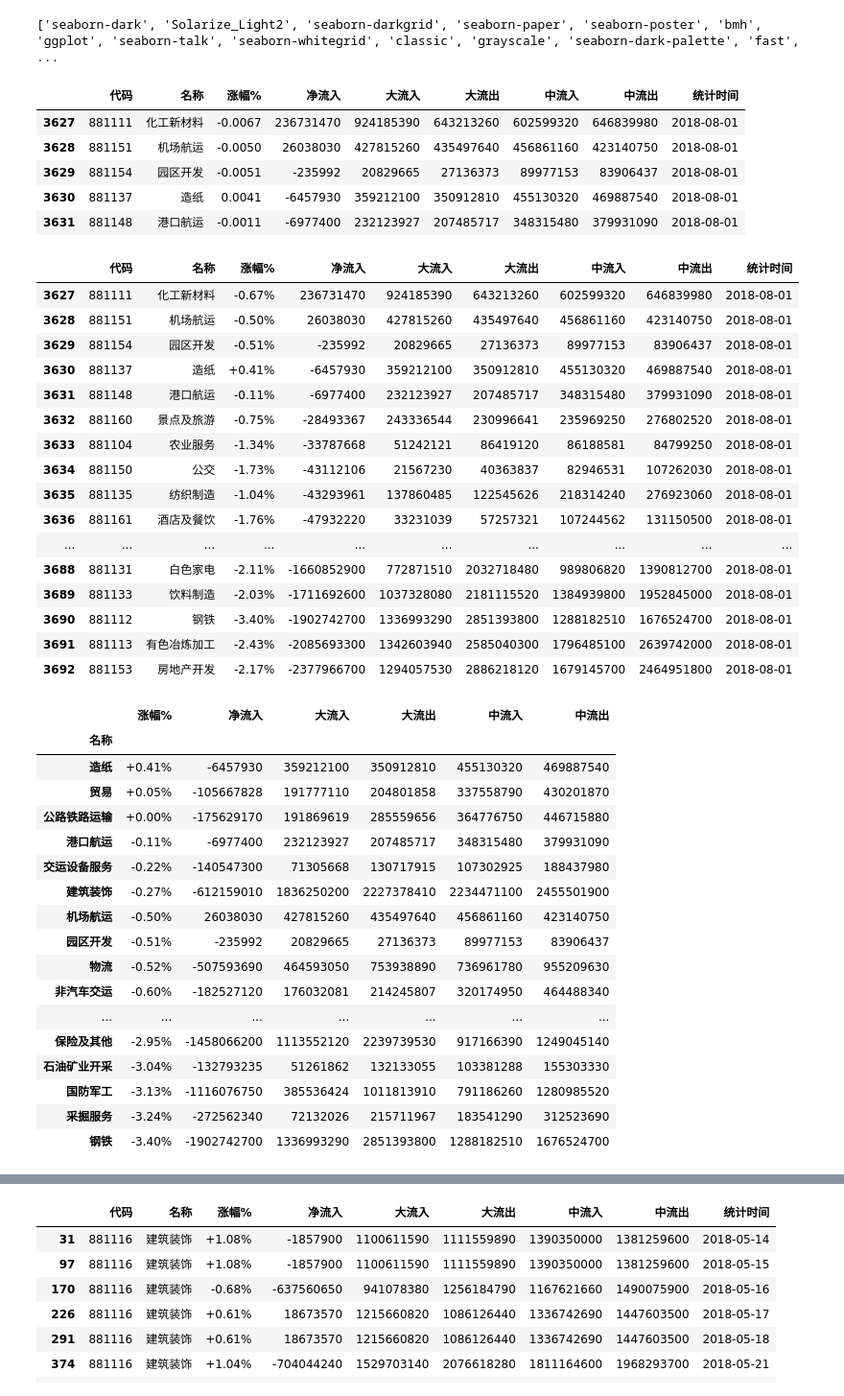
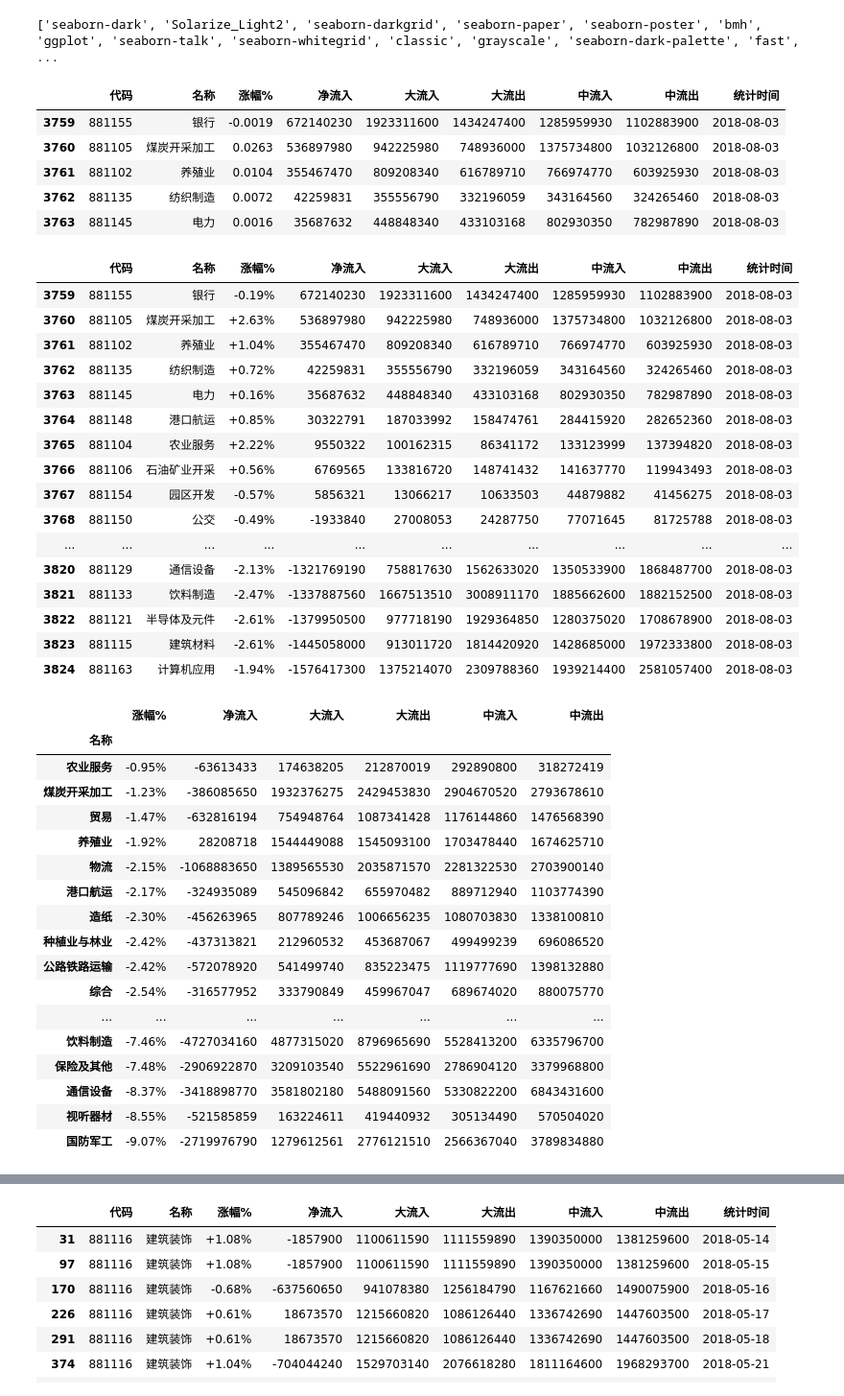
Before and after one commit to sunmd/DataAnlysisDemo, a Jupyter notebook: StockAnlysis.ipynb, the cells around one changed output, grey strips where cells are left out. Shown at 96% size. Drawn from its saved outputs; the diff is of its cells as text; code cells hidden in the pictures.

```diff
--- a/StockAnlysis.ipynb
+++ b/StockAnlysis.ipynb
@@ -212,39 +212,39 @@ def ycz():
 # %%
 file_date = '2018-08'
 
-to_day = '2018-08-01'
+to_day = '2018-08-03'
 
-df = save_one_day( file_date, columns_name, 1)
+df = save_one_day( file_date, columns_name, 3)
 
-df[df['统计时间']=='2018-08-01'].head()
+df[df['统计时间']=='2018-08-03'].head()
 # %% [output]
 |  | 代码 | 名称 | 涨幅% | 净流入 | 大流入 | 大流出 | 中流入 | 中流出 | 统计时间 |
-| 3627 | 881111 | 化工新材料 | -0.0067 | 236731470 | 924185390 | 643213260 | 602599320 | 646839980 | 2018-08-01 |
-| 3628 | 881151 | 机场航运 | -0.0050 | 26038030 | 427815260 | 435497640 | 456861160 | 423140750 | 2018-08-01 |
-| 3629 | 881154 | 园区开发 | -0.0051 | -235992 | 20829665 | 27136373 | 89977153 | 83906437 | 2018-08-01 |
-| 3630 | 881137 | 造纸 | 0.0041 | -6457930 | 359212100 | 350912810 | 455130320 | 469887540 | 2018-08-01 |
-| 3631 | 881148 | 港口航运 | -0.0011 | -6977400 | 232123927 | 207485717 | 348315480 | 379931090 | 2018-08-01 |
+| 3759 | 881155 | 银行 | -0.0019 | 672140230 | 1923311600 | 1434247400 | 1285959930 | 1102883900 | 2018-08-03 |
+| 3760 | 881105 | 煤炭开采加工 | 0.0263 | 536897980 | 942225980 | 748936000 | 1375734800 | 1032126800 | 2018-08-03 |
+| 3761 | 881102 | 养殖业 | 0.0104 | 355467470 | 809208340 | 616789710 | 766974770 | 603925930 | 2018-08-03 |
+| 3762 | 881135 | 纺织制造 | 0.0072 | 42259831 | 355556790 | 332196059 | 343164560 | 324265460 | 2018-08-03 |
+| 3763 | 881145 | 电力 | 0.0016 | 35687632 | 448848340 | 433103168 | 802930350 | 782987890 | 2018-08-03 |
 # %%
 df[df['统计时间']==to_day].sort_values('净流入',ascending=False)\
 .style.use(mystl.export()).format({'涨幅%':"{:+.2%}"})
 # %% [output]
 |  | 代码 | 名称 | 涨幅% | 净流入 | 大流入 | 大流出 | 中流入 | 中流出 | 统计时间 |
-| 3627 | 881111 | 化工新材料 | -0.67% | 236731470 | 924185390 | 643213260 | 602599320 | 646839980 | 2018-08-01 |
-| 3628 | 881151 | 机场航运 | -0.50% | 26038030 | 427815260 | 435497640 | 456861160 | 423140750 | 2018-08-01 |
-| 3629 | 881154 | 园区开发 | -0.51% | -235992 | 20829665 | 27136373 | 89977153 | 83906437 | 2018-08-01 |
-| 3630 | 881137 | 造纸 | +0.41% | -6457930 | 359212100 | 350912810 | 455130320 | 469887540 | 2018-08-01 |
-| 3631 | 881148 | 港口航运 | -0.11% | -6977400 | 232123927 | 207485717 | 348315480 | 379931090 | 2018-08-01 |
-| 3632 | 881160 | 景点及旅游 | -0.75% | -28493367 | 243336544 | 230996641 | 235969250 | 276802520 | 2018-08-01 |
-| 3633 | 881104 | 农业服务 | -1.34% | -33787668 | 51242121 | 86419120 | 86188581 | 84799250 | 2018-08-01 |
-| 3634 | 881150 | 公交 | -1.73% | -43112106 | 21567230 | 40363837 | 82946531 | 107262030 | 2018-08-01 |
-| 3635 | 881135 | 纺织制造 | -1.04% | -43293961 | 137860485 | 122545626 | 218314240 | 276923060 | 2018-08-01 |
-| 3636 | 881161 | 酒店及餐饮 | -1.76% | -47932220 | 33231039 | 57257321 | 107244562 | 131150500 | 2018-08-01 |
+| 3759 | 881155 | 银行 | -0.19% | 672140230 | 1923311600 | 1434247400 | 1285959930 | 1102883900 | 2018-08-03 |
+| 3760 | 881105 | 煤炭开采加工 | +2.63% | 536897980 | 942225980 | 748936000 | 1375734800 | 1032126800 | 2018-08-03 |
+| 3761 | 881102 | 养殖业 | +1.04% | 355467470 | 809208340 | 616789710 | 766974770 | 603925930 | 2018-08-03 |
+| 3762 | 881135 | 纺织制造 | +0.72% | 42259831 | 355556790 | 332196059 | 343164560 | 324265460 | 2018-08-03 |
+| 3763 | 881145 | 电力 | +0.16% | 35687632 | 448848340 | 433103168 | 802930350 | 782987890 | 2018-08-03 |
+| 3764 | 881148 | 港口航运 | +0.85% | 30322791 | 187033992 | 158474761 | 284415920 | 282652360 | 2018-08-03 |
+| 3765 | 881104 | 农业服务 | +2.22% | 9550322 | 100162315 | 86341172 | 133123999 | 137394820 | 2018-08-03 |
+| 3766 | 881106 | 石油矿业开采 | +0.56% | 6769565 | 133816720 | 148741432 | 141637770 | 119943493 | 2018-08-03 |
+| 3767 | 881154 | 园区开发 | -0.57% | 5856321 | 13066217 | 10633503 | 44879882 | 41456275 | 2018-08-03 |
+| 3768 | 881150 | 公交 | -0.49% | -1933840 | 27008053 | 24287750 | 77071645 | 81725788 | 2018-08-03 |
 | ... | ... | ... | ... | ... | ... | ... | ... | ... | ... |
-| 3688 | 881131 | 白色家电 | -2.11% | -1660852900 | 772871510 | 2032718480 | 989806820 | 1390812700 | 2018-08-01 |
-| 3689 | 881133 | 饮料制造 | -2.03% | -1711692600 | 1037328080 | 2181115520 | 1384939800 | 1952845000 | 2018-08-01 |
-| 3690 | 881112 | 钢铁 | -3.40% | -1902742700 | 1336993290 | 2851393800 | 1288182510 | 1676524700 | 2018-08-01 |
-| 3691 | 881113 | 有色冶炼加工 | -2.43% | -2085693300 | 1342603940 | 2585040300 | 1796485100 | 2639742000 | 2018-08-01 |
-| 3692 | 881153 | 房地产开发 | -2.17% | -2377966700 | 1294057530 | 2886218120 | 1679145700 | 2464951800 | 2018-08-01 |
+| 3820 | 881129 | 通信设备 | -2.13% | -1321769190 | 758817630 | 1562633020 | 1350533900 | 1868487700 | 2018-08-03 |
+| 3821 | 881133 | 饮料制造 | -2.47% | -1337887560 | 1667513510 | 3008911170 | 1885662600 | 1882152500 | 2018-08-03 |
+| 3822 | 881121 | 半导体及元件 | -2.61% | -1379950500 | 977718190 | 1929364850 | 1280375020 | 1708678900 | 2018-08-03 |
+| 3823 | 881115 | 建筑材料 | -2.61% | -1445058000 | 913011720 | 1814420920 | 1428685000 | 1972333800 | 2018-08-03 |
+| 3824 | 881163 | 计算机应用 | -1.94% | -1576417300 | 1375214070 | 2309788360 | 1939214400 | 2581057400 | 2018-08-03 |
 # %%
 #按分类进行统计
 
@@ -254,22 +254,22 @@ df_grp_name.sort_values(['涨幅%','净流入'], ascending=False)\
 # %% [output]
 |  | 涨幅% | 净流入 | 大流入 | 大流出 | 中流入 | 中流出 |
 | 名称 |  |  |  |  |  |  |
-| 造纸 | +0.41% | -6457930 | 359212100 | 350912810 | 455130320 | 469887540 |
-| 贸易 | +0.05% | -105667828 | 191777110 | 204801858 | 337558790 | 430201870 |
-| 公路铁路运输 | +0.00% | -175629170 | 191869619 | 285559656 | 364776750 | 446715880 |
-| 港口航运 | -0.11% | -6977400 | 232123927 | 207485717 | 348315480 | 379931090 |
-| 交运设备服务 | -0.22% | -140547300 | 71305668 | 130717915 | 107302925 | 188437980 |
-| 建筑装饰 | -0.27% | -612159010 | 1836250200 | 2227378410 | 2234471100 | 2455501900 |
-| 机场航运 | -0.50% | 26038030 | 427815260 | 435497640 | 456861160 | 423140750 |
-| 园区开发 | -0.51% | -235992 | 20829665 | 27136373 | 89977153 | 83906437 |
-| 物流 | -0.52% | -507593690 | 464593050 | 753938890 | 736961780 | 955209630 |
-| 非汽车交运 | -0.60% | -182527120 | 176032081 | 214245807 | 320174950 | 464488340 |
+| 农业服务 | -0.95% | -63613433 | 174638205 | 212870019 | 292890800 | 318272419 |
+| 煤炭开采加工 | -1.23% | -386085650 | 1932376275 | 2429453830 | 2904670520 | 2793678610 |
+| 贸易 | -1.47% | -632816194 | 754948764 | 1087341428 | 1176144860 | 1476568390 |
+| 养殖业 | -1.92% | 28208718 | 1544449088 | 1545093100 | 1703478440 | 1674625710 |
+| 物流 | -2.15% | -1068883650 | 1389565530 | 2035871570 | 2281322530 | 2703900140 |
+| 港口航运 | -2.17% | -324935089 | 545096842 | 655970482 | 889712940 | 1103774390 |
+| 造纸 | -2.30% | -456263965 | 807789246 | 1006656235 | 1080703830 | 1338100810 |
+| 种植业与林业 | -2.42% | -437313821 | 212960532 | 453687067 | 499499239 | 696086520 |
+| 公路铁路运输 | -2.42% | -572078920 | 541499740 | 835223475 | 1119777690 | 1398132880 |
+| 综合 | -2.54% | -316577952 | 333790849 | 459967047 | 689674020 | 880075770 |
 | ... | ... | ... | ... | ... | ... | ... |
-| 保险及其他 | -2.95% | -1458066200 | 1113552120 | 2239739530 | 917166390 | 1249045140 |
-| 石油矿业开采 | -3.04% | -132793235 | 51261862 | 132133055 | 103381288 | 155303330 |
-| 国防军工 | -3.13% | -1116076750 | 385536424 | 1011813910 | 791186260 | 1280985520 |
-| 采掘服务 | -3.24% | -272562340 | 72132026 | 215711967 | 183541290 | 312523690 |
-| 钢铁 | -3.40% | -1902742700 | 1336993290 | 2851393800 | 1288182510 | 1676524700 |
+| 饮料制造 | -7.46% | -4727034160 | 4877315020 | 8796965690 | 5528413200 | 6335796700 |
+| 保险及其他 | -7.48% | -2906922870 | 3209103540 | 5522961690 | 2786904120 | 3379968800 |
+| 通信设备 | -8.37% | -3418898770 | 3581802180 | 5488091560 | 5330822200 | 6843431600 |
+| 视听器材 | -8.55% | -521585859 | 163224611 | 419440932 | 305134490 | 570504020 |
+| 国防军工 | -9.07% | -2719976790 | 1279612561 | 2776121510 | 2566367040 | 3789834880 |
 # %%
 #按时间进行统计
 df_grp_time = df.groupby('统计时间').sum()
```
Also changed, not shown: parts of 1 cell of this notebook.
